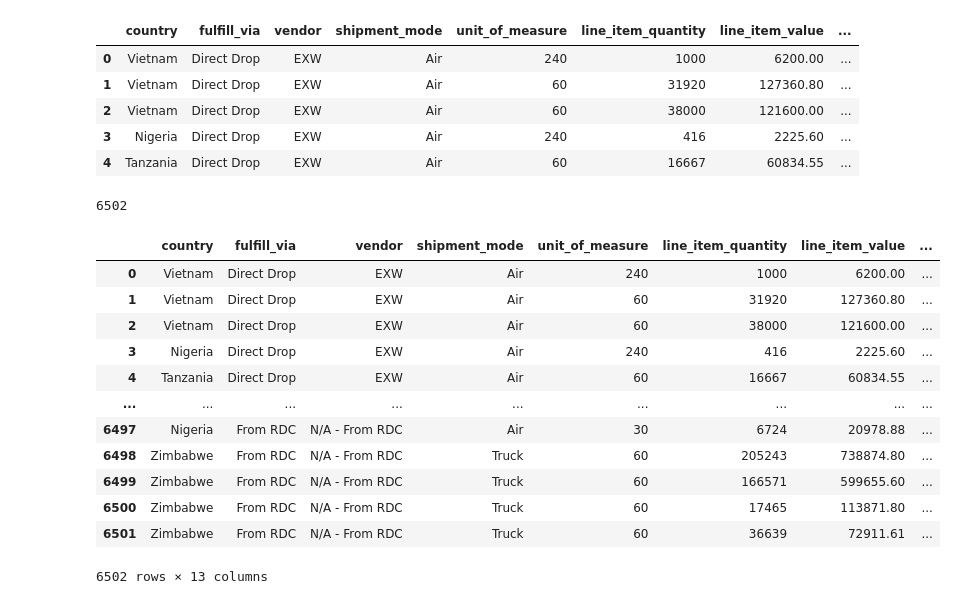
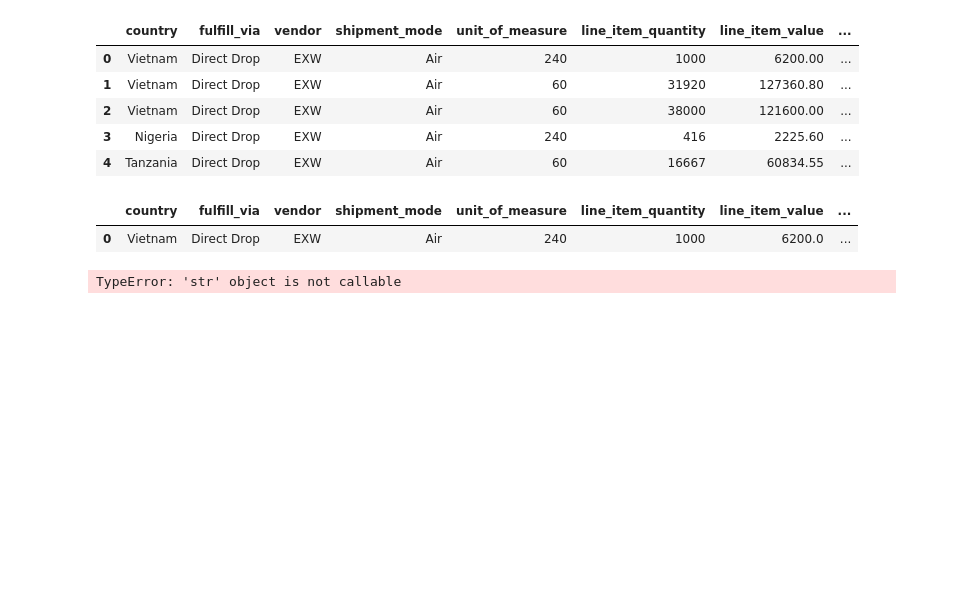
Before and after one commit to PratikBorkar04/Consignment_Pricing, a Jupyter notebook: notebook/EDA.ipynb, the cells around one changed output. Drawn from its saved outputs; the diff is of its cells as text; code cells hidden in the pictures; blank space fills up the shorter version.

Commit message:
distance_file upload

```diff
--- a/notebook/EDA.ipynb
+++ b/notebook/EDA.ipynb
@@ -241,8 +241,8 @@ df.head(2)
 # choose first city/country from column
 filter_list = []
 for i in range(len(df["location"])):
-    str = df["location"][i]
-    parts = str.split(",")
+    str1 = df["location"][i]
+    parts = str1.split(",")
     result = parts[0] if parts[0] else parts[1]
     filter_list.append(result)
 print(filter_list)
@@ -430,7 +430,3 @@ df.head()
 | 2 | Vietnam | Direct Drop | EXW | Air | 60 | 38000 | 121600.00 | ... |
 | 3 | Nigeria | Direct Drop | EXW | Air | 240 | 416 | 2225.60 | ... |
 | 4 | Tanzania | Direct Drop | EXW | Air | 60 | 16667 | 60834.55 | ... |
-# %%
-len(df)
-# %% [output]
-6502
@@ -487,16 +433,14 @@ print(distance_list_1)
+# %%
+distance = pd.read_csv("https://raw.githubusercontent.com/PratikBorkar04/consignment_pricing/main/notebook/dataset/distance_location%20(1).csv")
+# %%
+df = pd.concat([df,distance],axis = 1)
 # %%
-df.head(6503)
+df.head(1)
 # %% [output]
 |  | country | fulfill_via | vendor | shipment_mode | unit_of_measure | line_item_quantity | line_item_value | ... |
-| 0 | Vietnam | Direct Drop | EXW | Air | 240 | 1000 | 6200.00 | ... |
-| 1 | Vietnam | Direct Drop | EXW | Air | 60 | 31920 | 127360.80 | ... |
-| 2 | Vietnam | Direct Drop | EXW | Air | 60 | 38000 | 121600.00 | ... |
-| 3 | Nigeria | Direct Drop | EXW | Air | 240 | 416 | 2225.60 | ... |
-| 4 | Tanzania | Direct Drop | EXW | Air | 60 | 16667 | 60834.55 | ... |
-| ... | ... | ... | ... | ... | ... | ... | ... | ... |
-| 6497 | Nigeria | From RDC | N/A - From RDC | Air | 30 | 6724 | 20978.88 | ... |
-| 6498 | Zimbabwe | From RDC | N/A - From RDC | Truck | 60 | 205243 | 738874.80 | ... |
-| 6499 | Zimbabwe | From RDC | N/A - From RDC | Truck | 60 | 166571 | 599655.60 | ... |
-| 6500 | Zimbabwe | From RDC | N/A - From RDC | Truck | 60 | 17465 | 113871.80 | ... |
-| 6501 | Zimbabwe | From RDC | N/A - From RDC | Truck | 60 | 36639 | 72911.61 | ... |
+| 0 | Vietnam | Direct Drop | EXW | Air | 240 | 1000 | 6200.0 | ... |
-6502 rows × 13 columns
+# %%
+a = df["distance"].apply(lambda x: str(eval(x)[0]))
+print(a)
+# %% [output]
+TypeError: 'str' object is not callable
```
Also changed, not shown: parts of 3 cells of this notebook, 2 other files.
